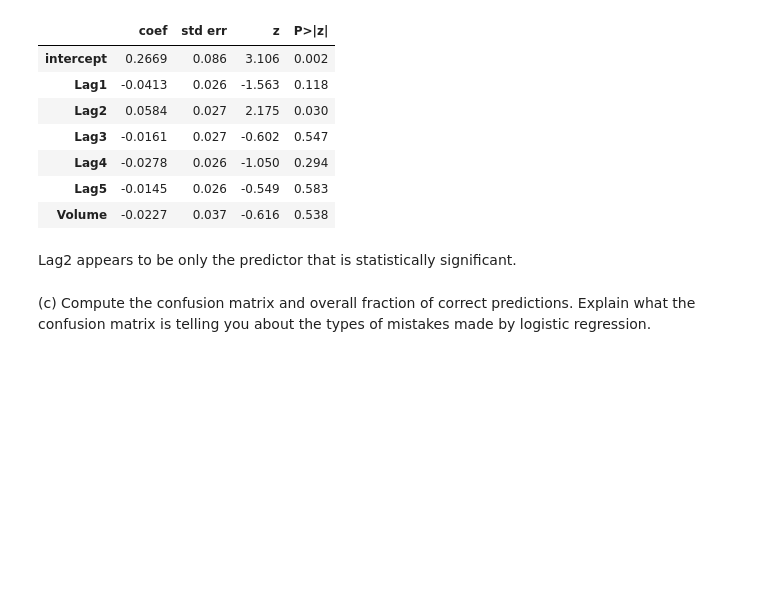
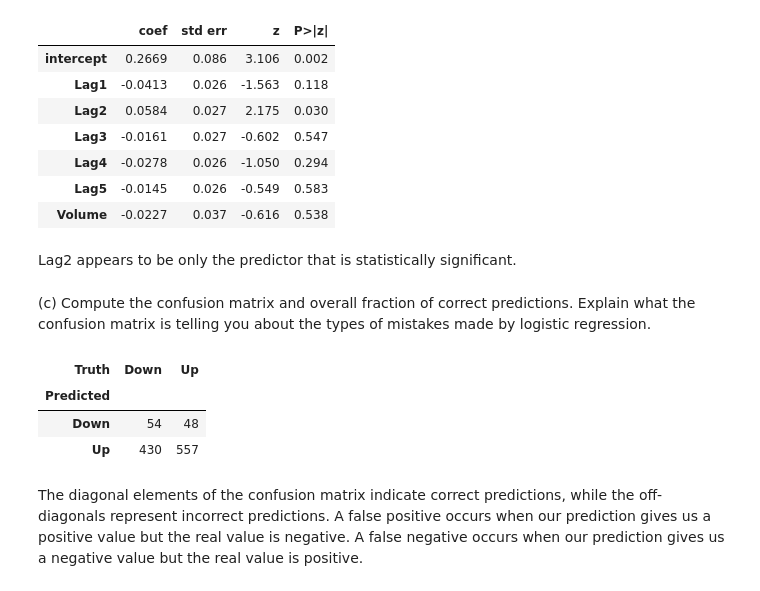
Before and after one commit to lucasdoherty/islp, a Jupyter notebook: chapter_4/exercise_13.ipynb, the cells around one changed output. Drawn from its saved outputs; the diff is of its cells as text; code cells hidden in the pictures; blank space fills up the shorter version.

```diff
--- a/chapter_4/exercise_13.ipynb
+++ b/chapter_4/exercise_13.ipynb
@@ -94,3 +100,18 @@ summarize(results)
 Lag2 appears to be only the predictor that is statistically significant.
 # %% [markdown]
 (c) Compute the confusion matrix and overall fraction of correct predictions. Explain what the confusion matrix is telling you about the types of mistakes made by logistic regression.
+# %%
+probs = results.predict()
+labels = np.array(['Down']*len(weekly_data))
+labels[probs>0.5] = 'Up'
+# %%
+confusion_table(labels, weekly_data.Direction)
+# %% [output]
+| Truth | Down | Up |
+| Predicted |  |  |
+| Down | 54 | 48 |
+| Up | 430 | 557 |
+# %% [markdown]
+The diagonal elements of the confusion matrix indicate correct
+predictions, while the off-diagonals represent incorrect
+predictions. A false positive occurs when our prediction gives us a positive value but the real value is negative. A false negative occurs when our prediction gives us a negative value but the real value is positive.
```
Also changed, not shown: parts of 2 cells of this notebook.
